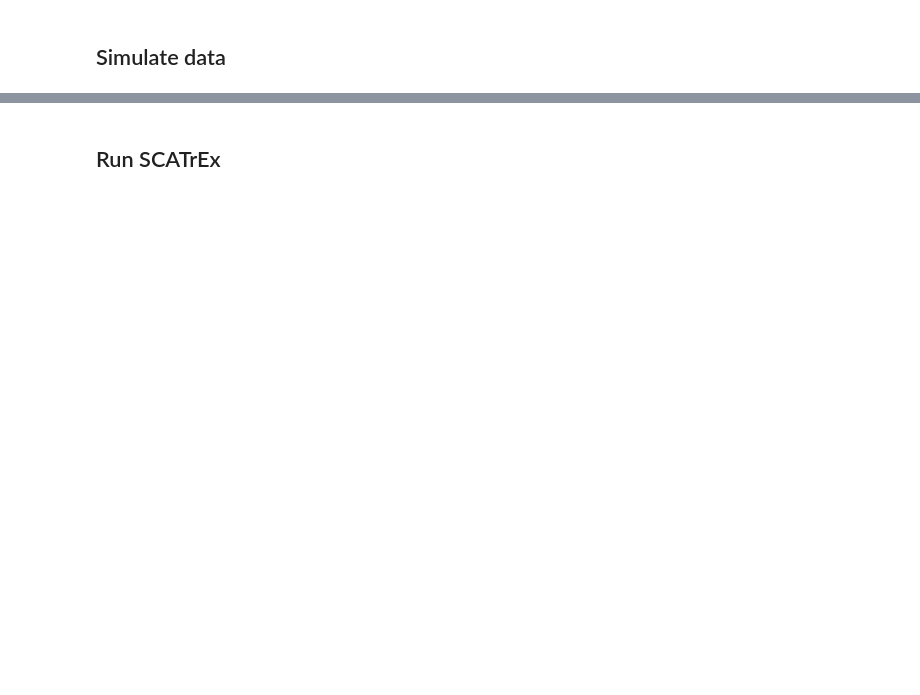
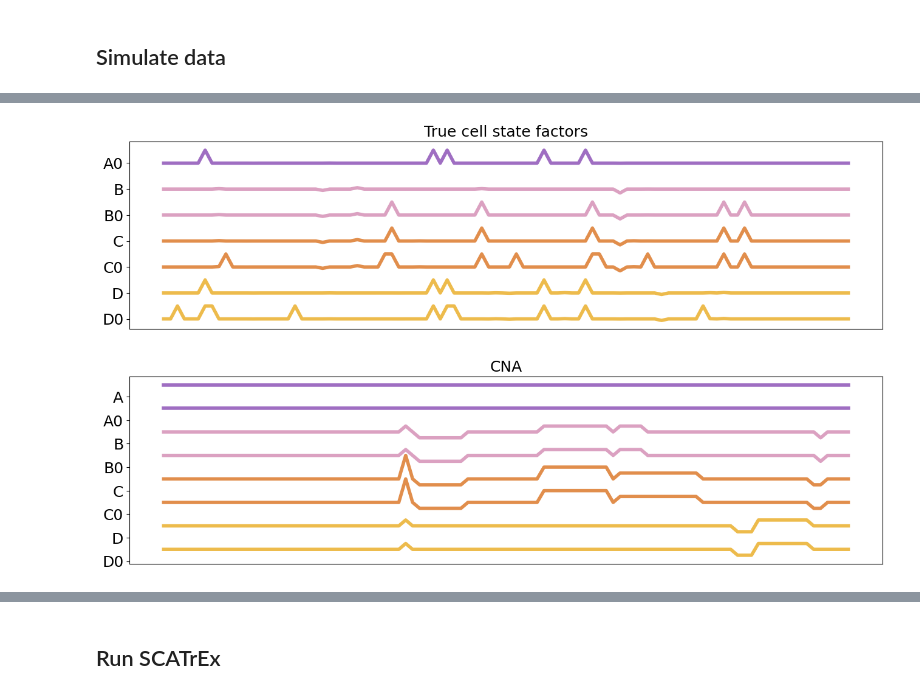
Before and after one commit to cbg-ethz/SCATrEx, a Jupyter notebook: notebooks/tutorial.ipynb, the cells around one changed output, grey strips where cells are left out. Drawn from its saved outputs; the diff is of its cells as text; code cells hidden in the pictures; blank space fills up the shorter version.

```diff
--- a/notebooks/tutorial.ipynb
+++ b/notebooks/tutorial.ipynb
@@ -49,0 +45,5 @@ WARNING: Gene labels are not shown when more than 50 genes are visualized. To sh
+# %%
+sim_sca.plot_unobserved_parameters(step=2.,estimated=False, title='True cell state factors',
+                               name='unobserved_factors',figsize=(16,4))
+sim_sca.plot_observed_parameters(step=4., title='CNA', figsize=(16,4))
+# %% [output]
@@ -49,0 +51,2 @@ WARNING: Gene labels are not shown when more than 50 genes are visualized. To sh
+[figure, added]
+[figure, added]
```
Also changed, not shown: parts of 23 cells of this notebook.
